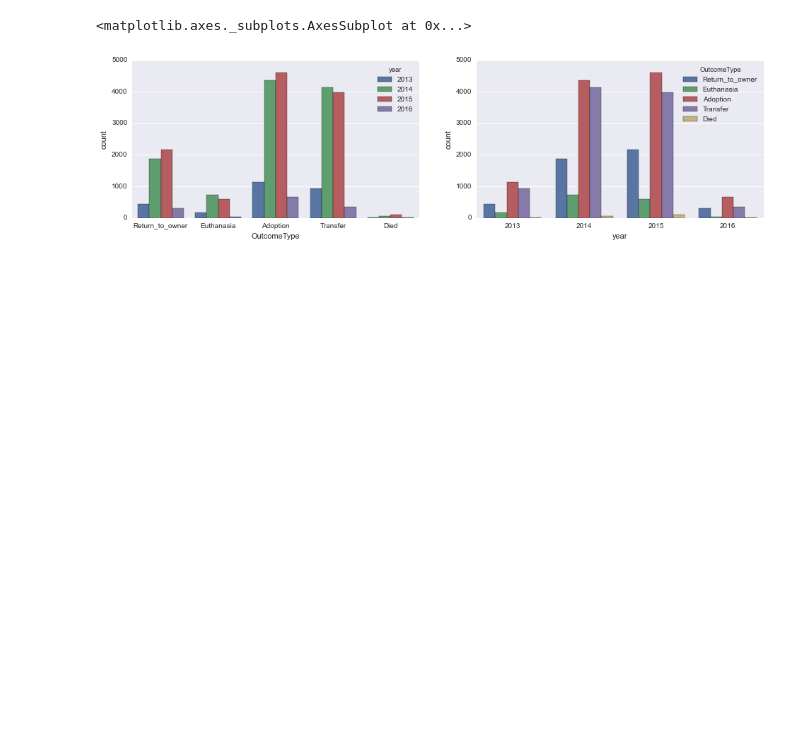
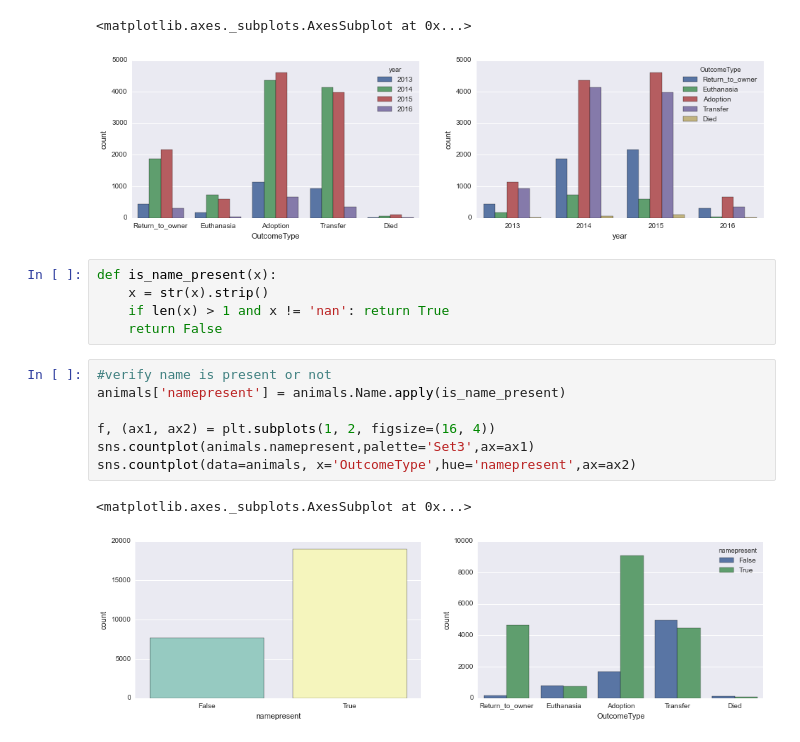
Before and after one commit to abhishek-ch/evolveML, a Jupyter notebook: kaggle/shelteranimaloutcomes/shelteranimal_exploratory_analysis.ipynb, the cells around one changed output. Drawn from its saved outputs; the diff is of its cells as text; blank space fills up the shorter version.

```diff
--- a/kaggle/shelteranimaloutcomes/shelteranimal_exploratory_analysis.ipynb
+++ b/kaggle/shelteranimaloutcomes/shelteranimal_exploratory_analysis.ipynb
@@ -129,3 +130,18 @@ sns.countplot(data=animals, x='year',hue='OutcomeType', ax=ax2)
 # %% [output]
 <matplotlib.axes._subplots.AxesSubplot at 0x...>
 [figure]
+# %%
+def is_name_present(x):
+    x = str(x).strip()
+    if len(x) > 1 and x != 'nan': return True
+    return False
+# %%
+#verify name is present or not
+animals['namepresent'] = animals.Name.apply(is_name_present)
+
+f, (ax1, ax2) = plt.subplots(1, 2, figsize=(16, 4))
+sns.countplot(animals.namepresent,palette='Set3',ax=ax1)
+sns.countplot(data=animals, x='OutcomeType',hue='namepresent',ax=ax2)
+# %% [output]
+<matplotlib.axes._subplots.AxesSubplot at 0x...>
+[figure, added]
```
Also changed, not shown: parts of 6 cells of this notebook.
